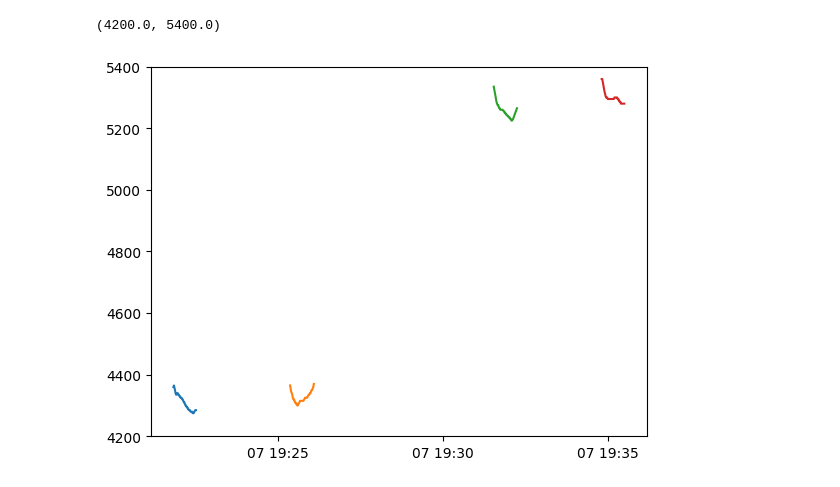
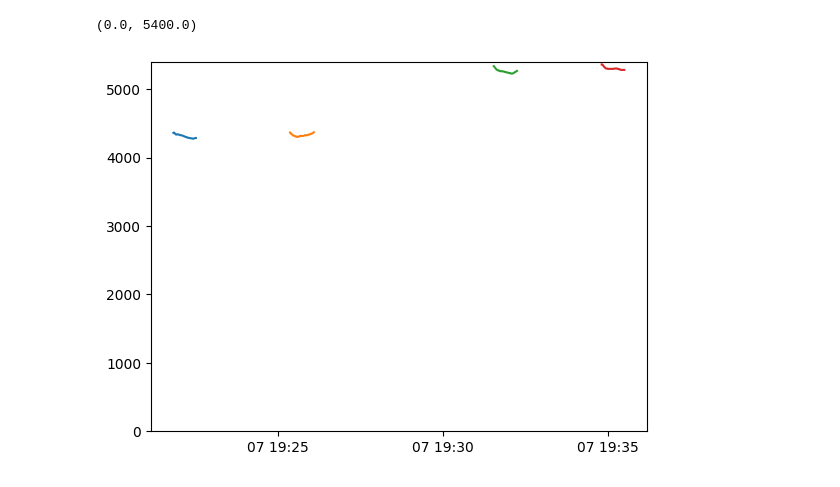
Before and after one commit to fugalh/lowry, a Jupyter notebook: acceleration test.ipynb, the cells around one changed output. Cells and saved outputs as stored; diff of their text form; code cells hidden in the pictures.

```diff
--- a/acceleration test.ipynb
+++ b/acceleration test.ipynb
@@ -1,6 +8,5 @@
 # %%
-import geopandas
-
 gdf = geopandas.read_file("tmp/n761s-acceleration.gpx", layer='track_points')
-gdf.head()
+gdf = gdf[['ele','time','geometry']]
+gdf
 # %% [output]
@@ -14,4 +26,3 @@ gdf.head()
 # %%
-import lowry
-Q_ = lowry.ureg.Quantity
 gdf['ele_ft'] = gdf.ele.transform(lambda x: Q_(x, 'meter').m_as('ft'))
+gdf['geometry_utm'] = gdf.geometry.to_crs(gdf.geometry.estimate_utm_crs())
@@ -18,23 +39,20 @@ gdf['ele_ft'] = gdf.ele.transform(lambda x: Q_(x, 'meter').m_as('ft'))
 # %%
-# run 1
-runs = [
- {"times": ["2022-12-07T19:21:50Z", "2022-12-07T19:22:32Z"]},
- {"times": ["2022-12-07T19:25:22Z", "2022-12-07T19:26:06Z"]},
- {"times": ["2022-12-07T19:31:32Z", "2022-12-07T19:32:15Z"]},
- {"times": ["2022-12-07T19:34:48Z", "2022-12-07T19:35:30Z"]}]
+# identify run start/end times in foreflight or google earth
+runs_times = [
+    ["2022-12-07T19:21:50Z", "2022-12-07T19:22:32Z"],
+    ["2022-12-07T19:25:22Z", "2022-12-07T19:26:06Z"],
+    ["2022-12-07T19:31:32Z", "2022-12-07T19:32:15Z"],
+    ["2022-12-07T19:34:48Z", "2022-12-07T19:35:30Z"]]
 
-runs = [gdf[(gdf['time'] >= run['times'][0]) & (gdf['time'] <= run['times'][1])] for run in runs]
+runs = [gdf[gdf.time.between(a,b)] for a,b in runs_times]
+run = runs[2]
 # %%
-
-%matplotlib inline
-import matplotlib.pyplot as plt, mpld3
-
 # they look flat-ish? they're +/- 50 so probably ok but I think the area of interest is right near the beginning where things are changing the most (diving a bit)
 # I wonder if I could use a much lower power setting and still get Vx - things would move slower.
 fig, ax = plt.subplots()
-for run in runs:
-    ax.plot(run.time, run.ele_ft)
-ax.set_ylim([4200,5400])
+for r in runs:
+    ax.plot(r.time, r.ele_ft)
+ax.set_ylim([0,5400])
 # %% [output]
-(4200.0, 5400.0)
+(0.0, 5400.0)
-[figure, old version]
+[figure, new version]
```
Also changed, not shown: parts of 6 cells of this notebook.
